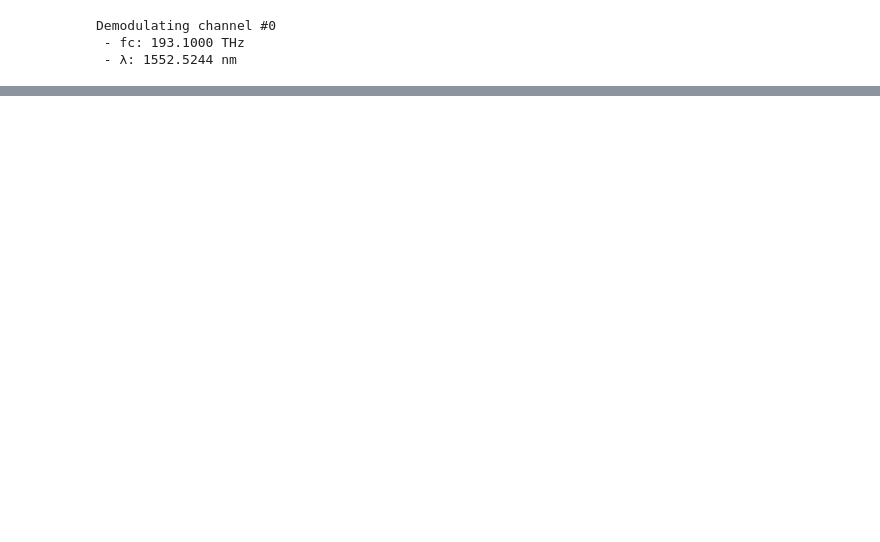
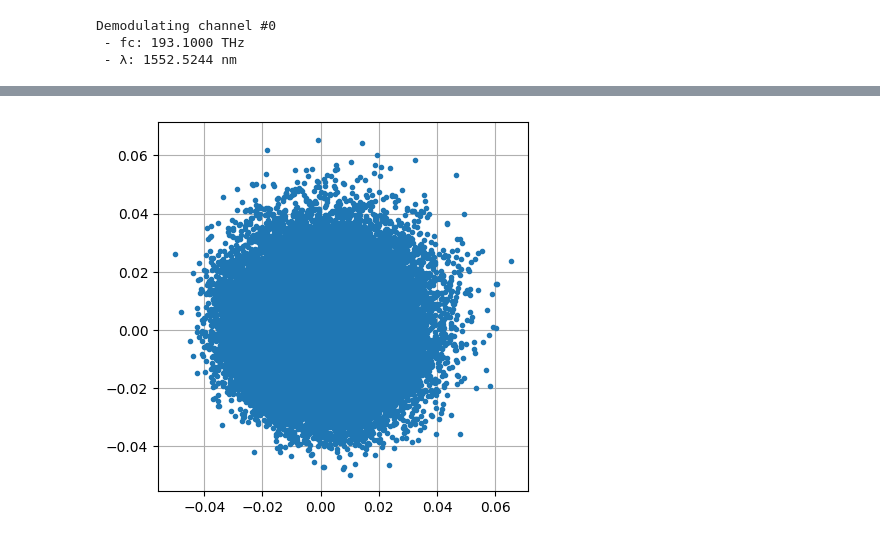
Before and after one commit to jfelipeslg/TCC_Single-Ended-Receiver, a Jupyter notebook: Tx_Rx_single-pol_SER.ipynb, the cells around one changed output, grey strips where cells are left out. Cells and saved outputs as stored; diff of their text form; code cells hidden in the pictures; blank space fills up the shorter version.

Commit message:
atualizacao do modelo Tx_Rx_single-pol_SER com DFR

```diff
--- a/Tx_Rx_single-pol_SER.ipynb
+++ b/Tx_Rx_single-pol_SER.ipynb
@@ -186,24 +230,0 @@ def singleEnded_PD(Ein, Rd=1):
-# %%
-def SEReceiver(Es, Elo, Rd=1):
-    """
-    Single polarization single-ended coherent receiver (SER)
-
-    :param Es: received signal field [nparray]
-    :param Elo: LO field [nparray]
-    :param Rd: photodiode responsivity [A/W][scalar, default: 1 A/W]
-
-    :return: downconverted signal after single-ended photodetector
-    """
-    assert Rd > 0, "PD responsivity should be a positive scalar"
-    assert Es.size == Elo.size, "Es and Elo need to have the same size"
-
-    # optical 2 x 4 90° hybrid
-    Eo = hybrid_2x4_90deg(Es, Elo)
-
-    E1 = Eo[1,:]
-    E2 = Eo[2,:]
-
-    R1 = singleEnded_PD(E1, Rd)
-    R2 = singleEnded_PD(E2, Rd)
-
-    return R1, R2
@@ -288,0 +231,23 @@ axs[1].grid('True')
+# %%
+# Receptor óptico single-ended
+sigWDM = sigWDM.reshape(len(sigWDM),)
+R1, R2 = SEReceiver(sigWDM, sigLO, Rd=1)
+
+withDFR = False
+if withDFR:
+    # Algoritmo de reconstrução de sinal (DFR)
+    sigDFR = DFR(R1, R2, sigLO)
+    sigDFR = sigDFR - np.mean(sigDFR)
+
+    sigRx = sigDFR
+else:
+    # Sinal recuperado após os PDs sem DFR
+    sigPD = R1 + 1j*R2
+    sigPD = sigPD - np.mean(sigPD)
+
+    sigRx = sigPD
+
+# plot constellations (pós-DFR)
+pconst(sigRx[0::paramTx.SpS], lim=False, R=3)
+# %% [output]
+[figure, added]
```
Also changed, not shown: parts of 18 cells of this notebook.
